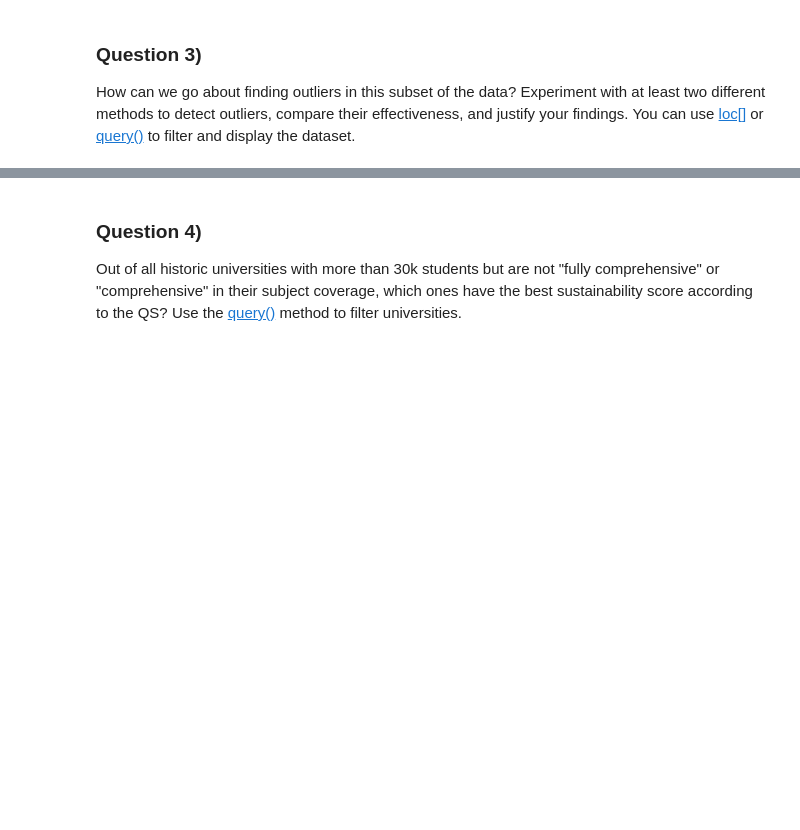
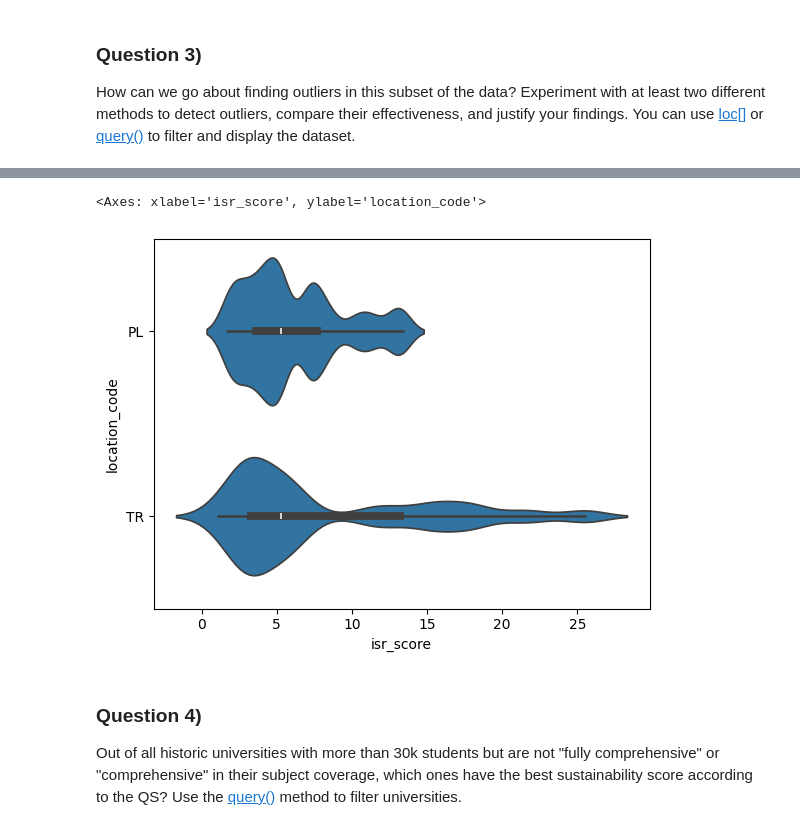
Before and after one commit to albayrakcan/javascript-projects, a Jupyter notebook: Lab1/DI_501_Lab_1.ipynb, the cells around one changed output, grey strips where cells are left out. Saved outputs shown, nothing was run; the diff lists cells and outputs as text; code cells hidden in the pictures; blank space fills up the shorter version.

```diff
--- a/Lab1/DI_501_Lab_1.ipynb
+++ b/Lab1/DI_501_Lab_1.ipynb
@@ -364,3 +620,11 @@ How can we go about finding outliers in this subset of the data? Experiment with
+# %%
+mean=trpl.loc[:,"isr_score"].mean()
+std=trpl.loc[:,"isr_score"].std()
+trpl_2=trpl[(np.absolute((trpl["isr_score"]-mean)/std) < 3)]
+sns.violinplot(data=trpl_2, x='isr_score', y='location_code', bw_method=0.2)
+# %% [output]
+<Axes: xlabel='isr_score', ylabel='location_code'>
+[figure, added]
 # %% [markdown]
 ### **Question 4)**
 
```
Also changed, not shown: parts of 54 cells of this notebook.
